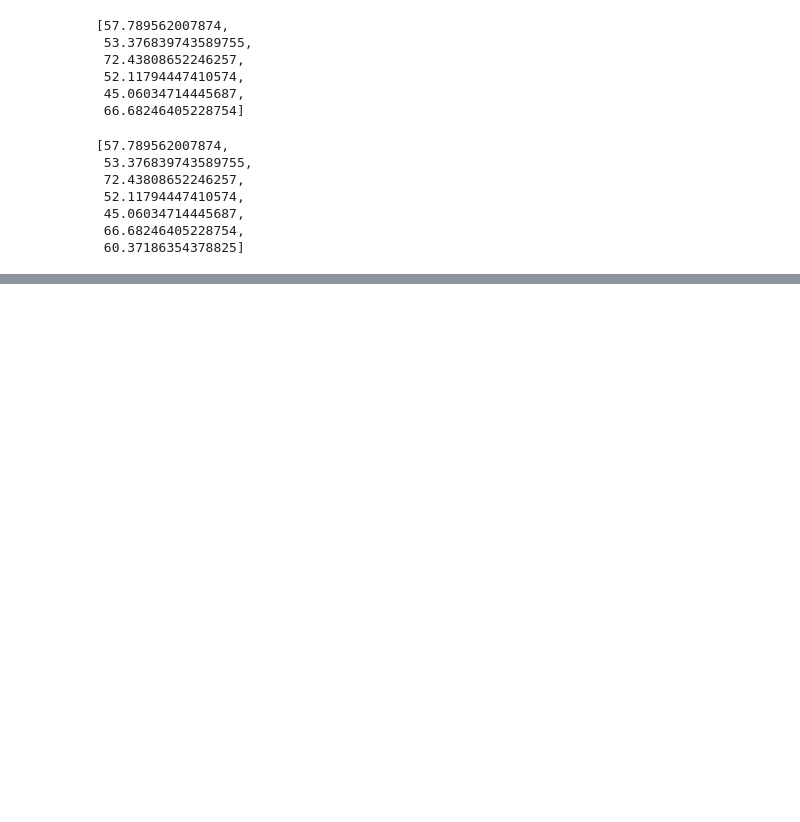
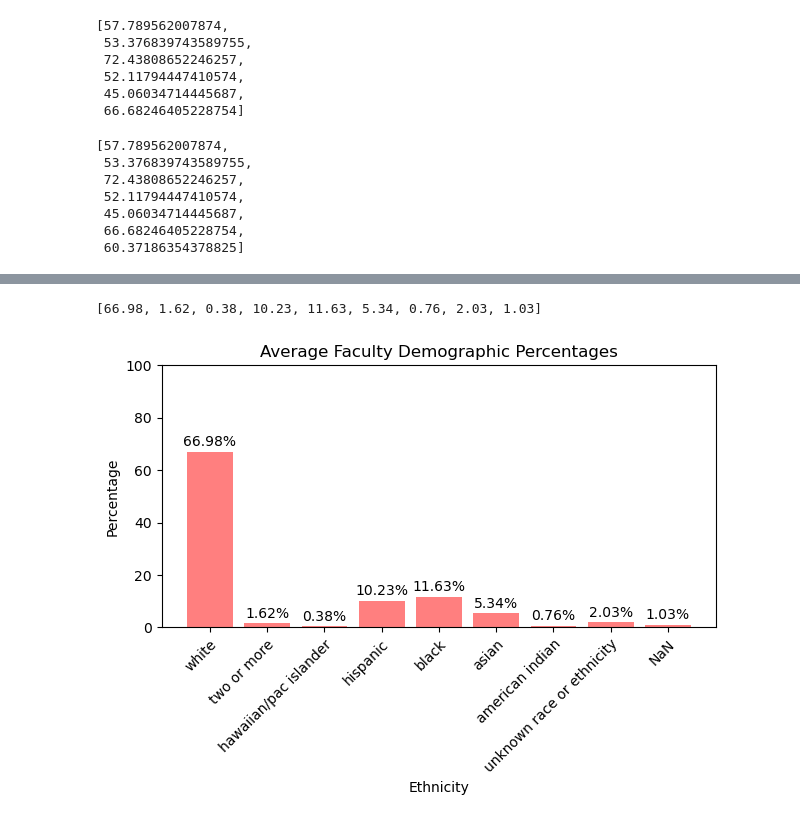
Before and after one commit to beccasolomon22/Student-Social-Analysis, a Jupyter notebook: DOE_Analysis_graphs.ipynb, the cells around one changed output, grey strips where cells are left out. Drawn from its saved outputs; the diff is of its cells as text; code cells hidden in the pictures; blank space fills up the shorter version.

```diff
--- a/DOE_Analysis_graphs.ipynb
+++ b/DOE_Analysis_graphs.ipynb
@@ -296,0 +439,9 @@ plt.show()
+# %%
+fac_Un = 0
+
+for i in facultyUn['faculty demographic (unknown race or ethnicity)']:
+    fac_Un+=i
+
+avg_fac_Un = fac_Un/len(facultyUn)
+avg_fac_demo.append(avg_fac_Un*100)
+avg_fac_demo
@@ -296,0 +457,7 @@ plt.show()
+# %%
+total = 0
+for i in avg_fac_demo:
+    total+=i
+NaN = 100 - total
+avg_fac_demo.append(NaN)
+avg_fac_demo
@@ -296,0 +474,25 @@ plt.show()
+# %%
+percentages = [round(rate, 2) for rate in avg_fac_demo]
+percentages
+# %% [output]
+[66.98, 1.62, 0.38, 10.23, 11.63, 5.34, 0.76, 2.03, 1.03]
+# %%
+ethnicities = ['white', 'two or more', 'hawaiian/pac islander', 'hispanic', 'black', 'asian', 'american indian', 'unknown race or ethnicity', 'NaN']
+x_axis = np.arange(len(percentages))
+plt.bar(x_axis, avg_fac_demo, color='r', alpha=0.5, align="center")
+tick_locations = [value for value in x_axis]
+plt.xticks(tick_locations, ethnicities, rotation = 45, ha='right', rotation_mode='anchor')
+plt.ylim(0, 100)
+# Display rounded values on top of each bar
+for i, rate in enumerate(percentages):
+    plt.text(i, rate + 1, '{:.2f}%'.format(rate), ha='center', va='bottom')
+
+plt.title("Average Faculty Demographic Percentages")
+plt.xlabel("Ethnicity")
+plt.ylabel("Percentage")
+
+plt.tight_layout()
+plt.savefig("images/avg_fac_demo.png")
+plt.show()
+# %% [output]
+[figure, added]
```
Also changed, not shown: parts of 15 cells of this notebook, 9 other files.
